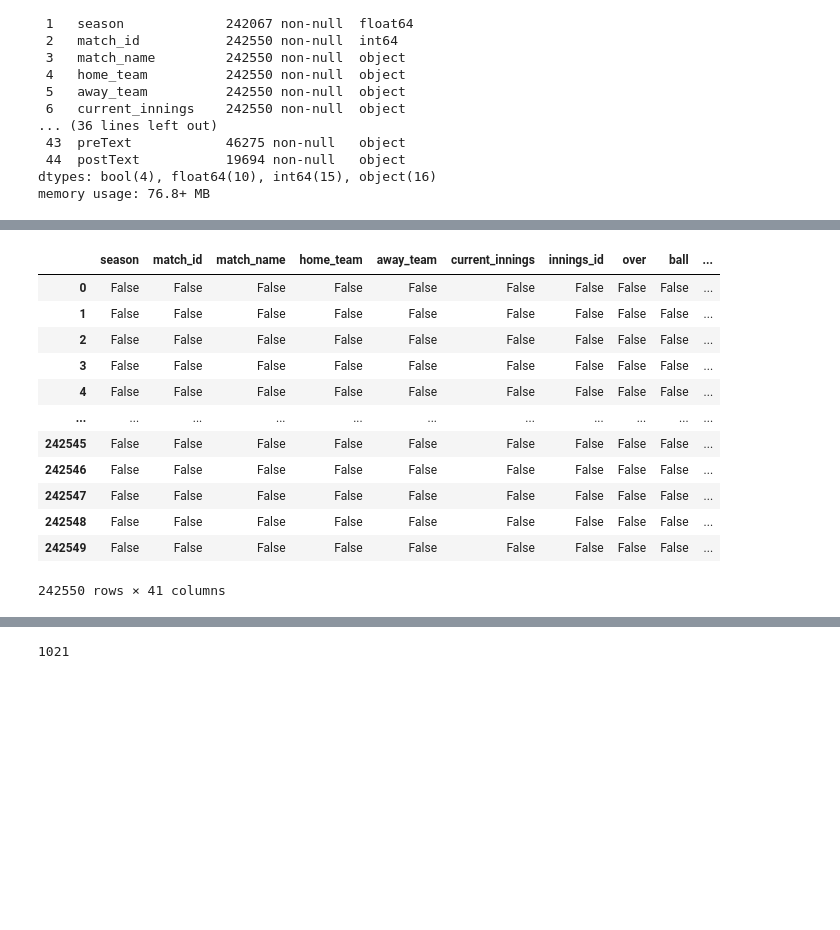
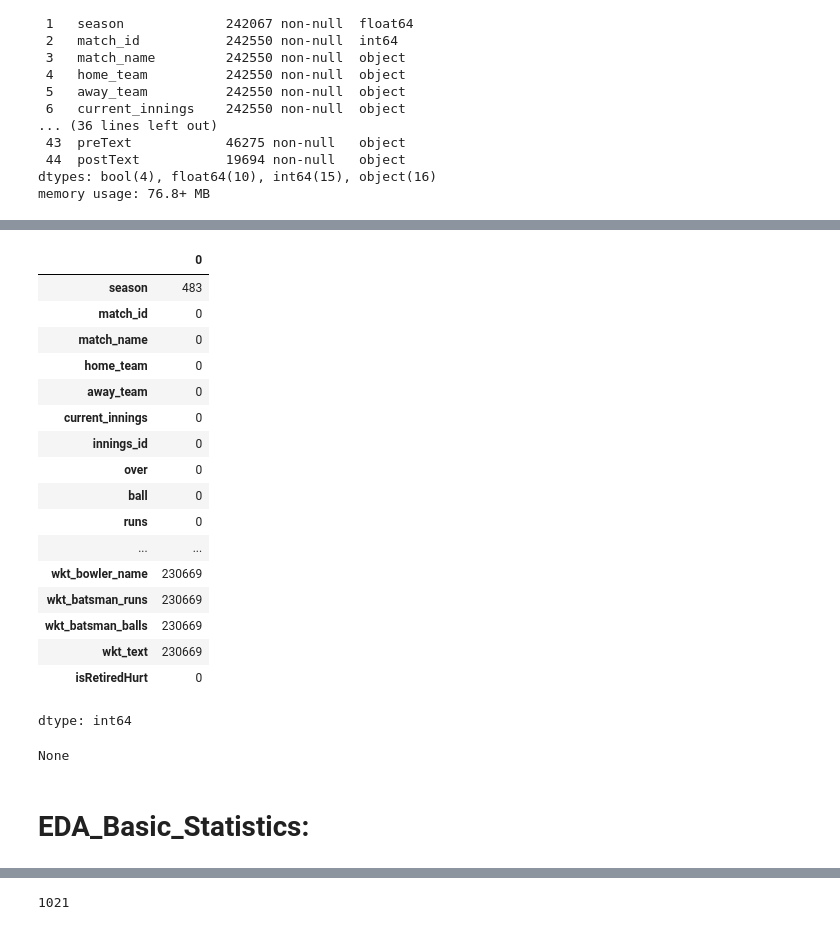
Before and after one commit to amalsalilan/IPL_Infographics_Data_Analytics_-_Data_Visualization_Infosys_Internship_Oct2024, a Jupyter notebook: final_notebook.ipynb, the cells around one changed output, grey strips where cells are left out. Saved outputs shown, nothing was run; the diff lists cells and outputs as text; code cells hidden in the pictures; blank space fills up the shorter version.

```diff
--- a/final_notebook.ipynb
+++ b/final_notebook.ipynb
@@ -49,21 +47,30 @@ KeyError: "['comment_id', 'preText', 'postText', 'text'] not found in axis"
 # %%
-df.isnull()
+df.isnull().sum()
 # %% [output]
-|  | season | match_id | match_name | home_team | away_team | current_innings | innings_id | over | ball | ... |
-| 0 | False | False | False | False | False | False | False | False | False | ... |
-| 1 | False | False | False | False | False | False | False | False | False | ... |
-| 2 | False | False | False | False | False | False | False | False | False | ... |
-| 3 | False | False | False | False | False | False | False | False | False | ... |
-| 4 | False | False | False | False | False | False | False | False | False | ... |
-| ... | ... | ... | ... | ... | ... | ... | ... | ... | ... | ... |
-| 242545 | False | False | False | False | False | False | False | False | False | ... |
-| 242546 | False | False | False | False | False | False | False | False | False | ... |
-| 242547 | False | False | False | False | False | False | False | False | False | ... |
-| 242548 | False | False | False | False | False | False | False | False | False | ... |
-| 242549 | False | False | False | False | False | False | False | False | False | ... |
+|  | 0 |
+| season | 483 |
+| match_id | 0 |
+| match_name | 0 |
+| home_team | 0 |
+| away_team | 0 |
+| current_innings | 0 |
+| innings_id | 0 |
+| over | 0 |
+| ball | 0 |
+| runs | 0 |
+| ... | ... |
+| wkt_bowler_name | 230669 |
+| wkt_batsman_runs | 230669 |
+| wkt_batsman_balls | 230669 |
+| wkt_text | 230669 |
+| isRetiredHurt | 0 |
-242550 rows × 41 columns
+dtype: int64
 # %%
-df.drop_duplicates(inplace=True)
+print(df.drop_duplicates(inplace=True))
+# %% [output]
+None
+# %% [markdown]
+# EDA_Basic_Statistics:
 # %%
 df.describe()
 # %% [output]
```
Also changed, not shown: parts of 20 cells of this notebook.
